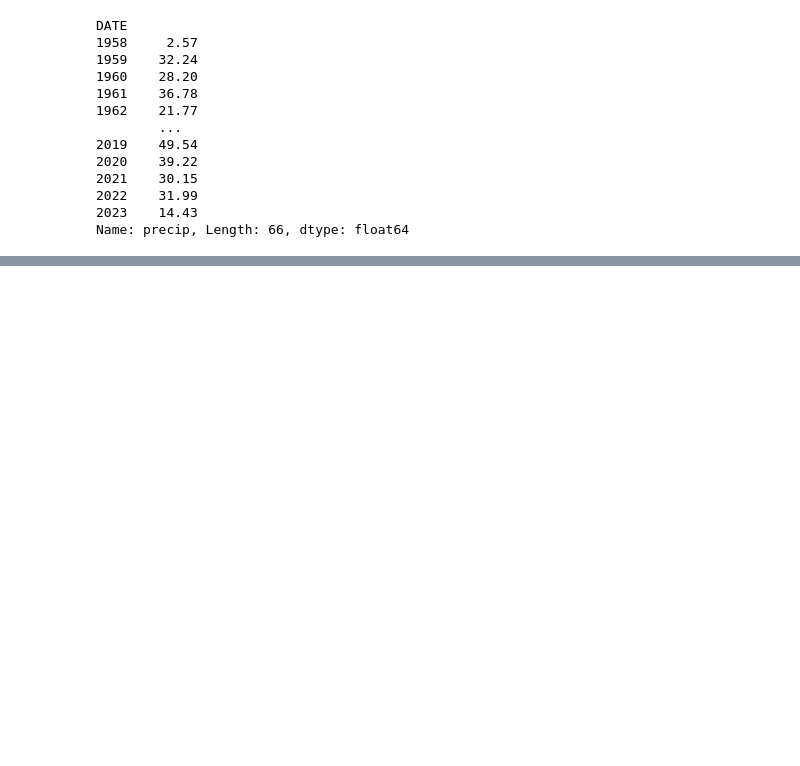
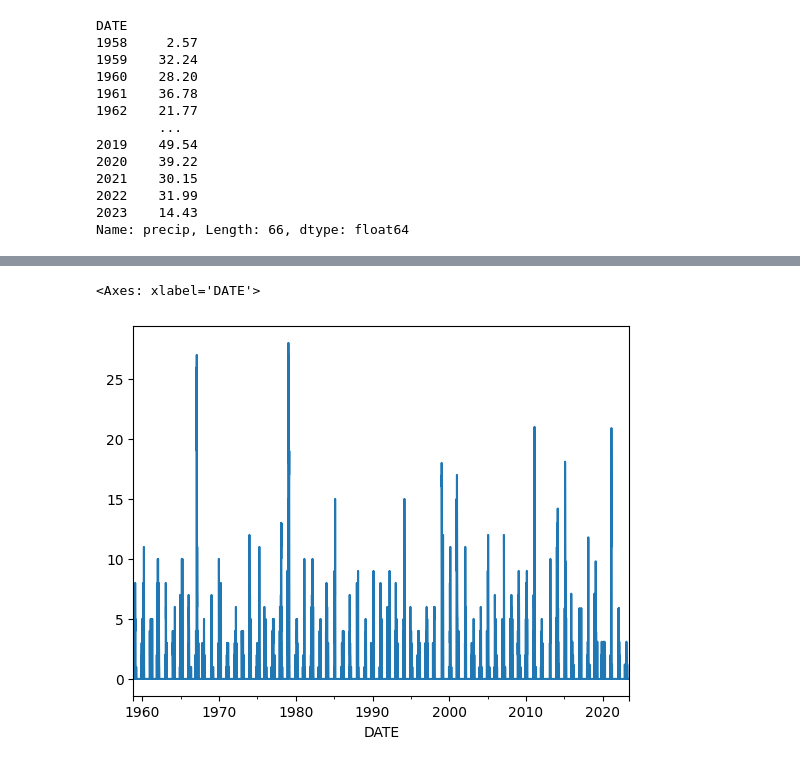
Before and after one commit to davidw102403/weather_prediction, a Jupyter notebook: model.ipynb, the cells around one changed output, grey strips where cells are left out. Drawn from its saved outputs; the diff is of its cells as text; code cells hidden in the pictures; blank space fills up the shorter version.

```diff
--- a/model.ipynb
+++ b/model.ipynb
@@ -312,0 +327,5 @@ Name: precip, Length: 66, dtype: float64
+# %%
+core_weather["snow_depth"].plot()
+# %% [output]
+<Axes: xlabel='DATE'>
+[figure, added]
```
Also changed, not shown: parts of 19 cells of this notebook.
